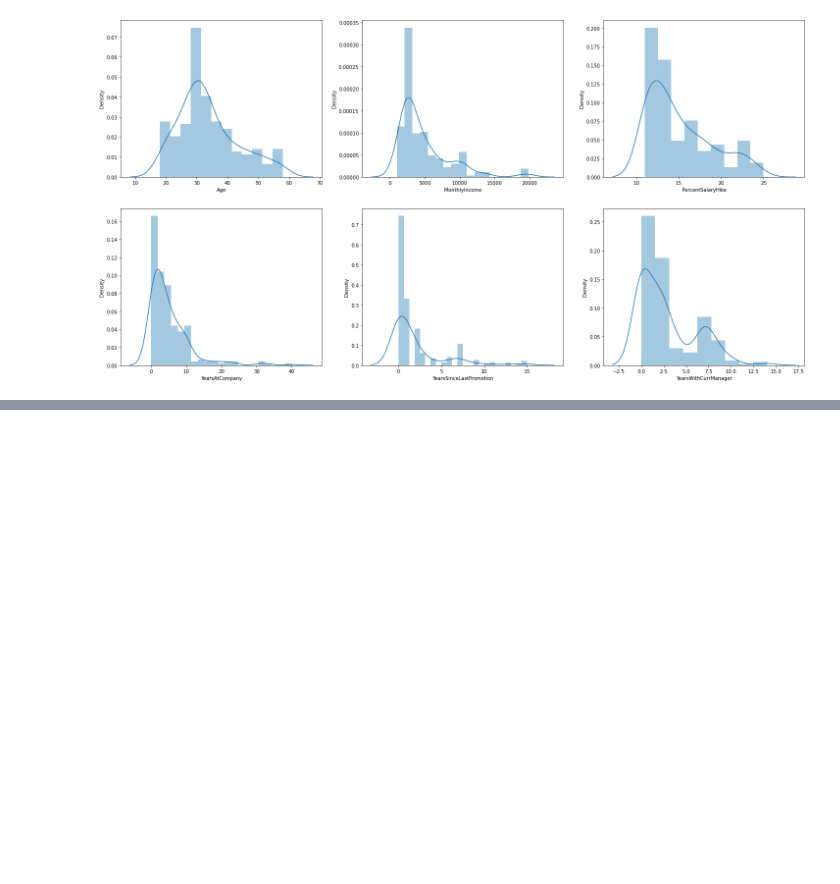
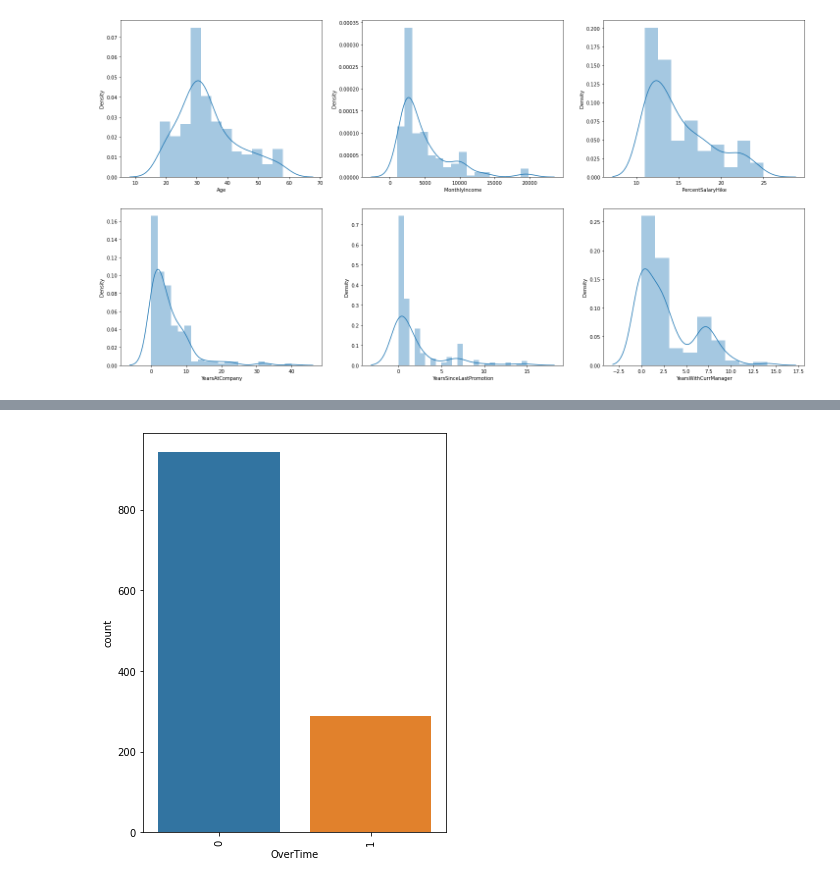
Before and after one commit to Ad2891/Slutuppgift-team12, a Jupyter notebook: Slutuppgift.ipynb, the cells around one changed output, grey strips where cells are left out. Drawn from its saved outputs; the diff is of its cells as text; code cells hidden in the pictures; blank space fills up the shorter version.

```diff
--- a/Slutuppgift.ipynb
+++ b/Slutuppgift.ipynb
@@ -349,0 +350,4 @@ countplot(attrition_date, features_to_visual)
+# %%
+countplot(noattrition_data, cat_features2)
+# %% [output]
+[figure, added]
```
Also changed, not shown: parts of 11 cells of this notebook.
